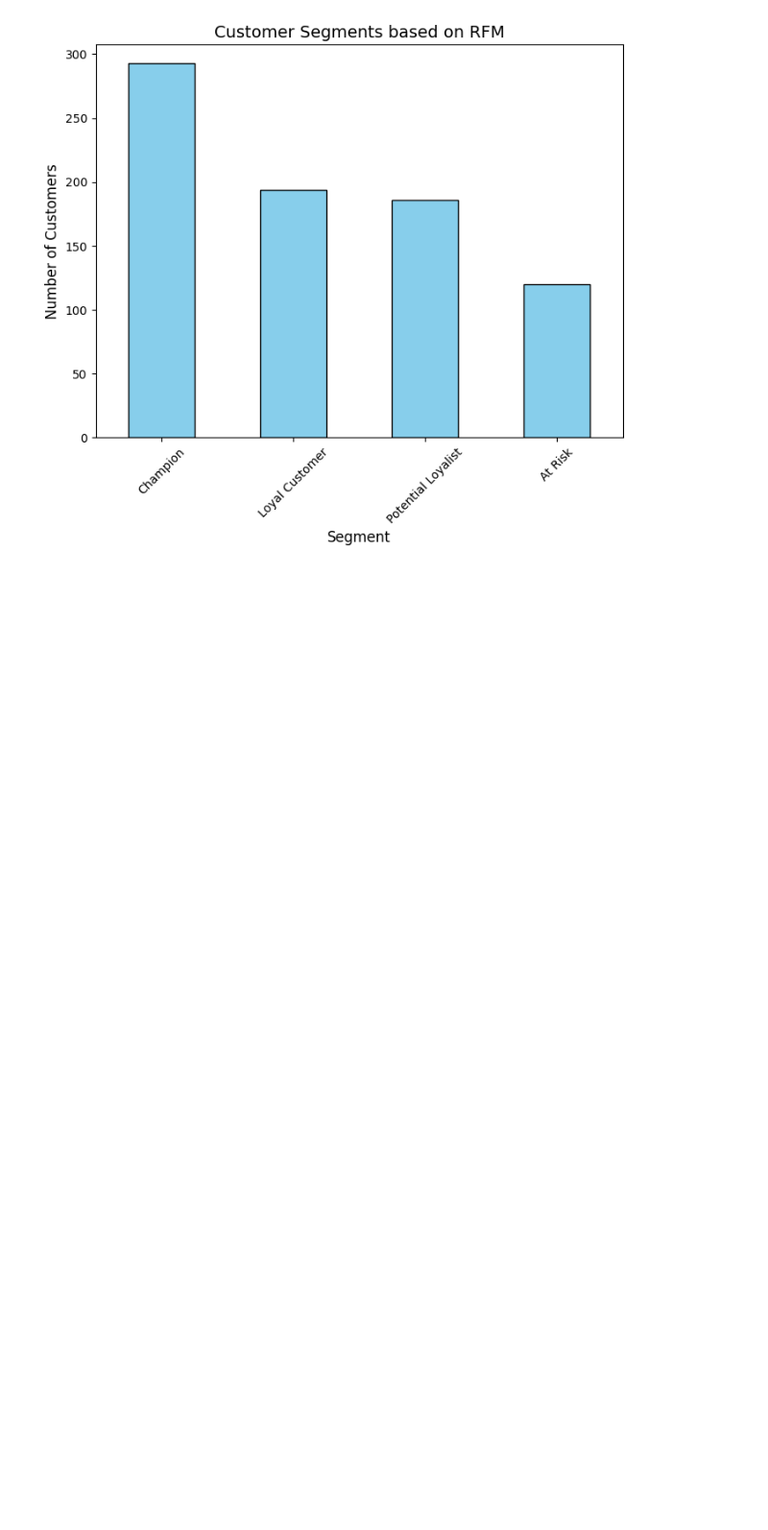
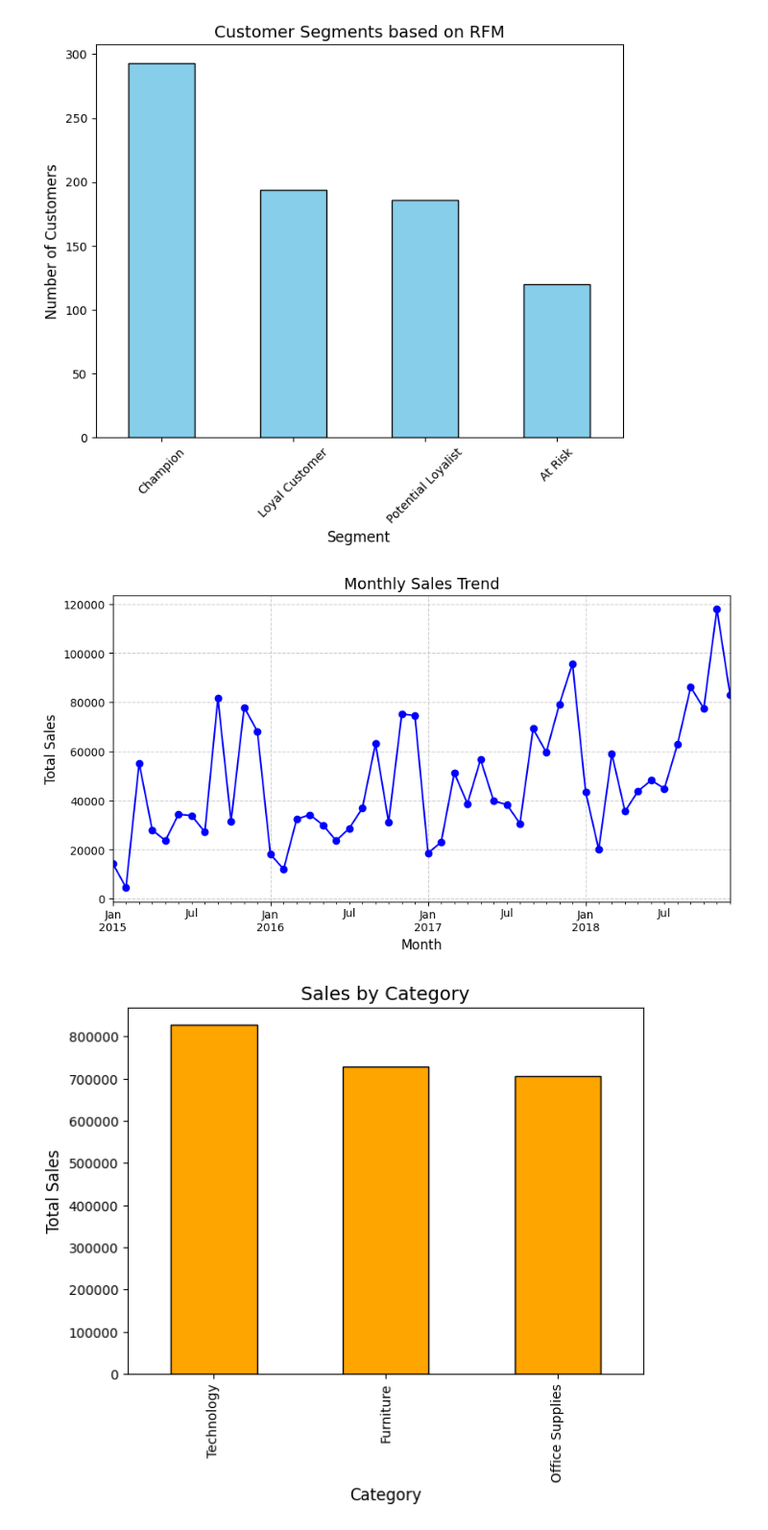
Before and after one commit to srimidhuna/superstores_sales_EDA, a Jupyter notebook: code.ipynb, the cells around one changed output. Shown: that part at 96% size. Drawn from its saved outputs; the diff is of its cells as text; code cells hidden in the pictures; blank space fills up the shorter version.

```diff
--- a/code.ipynb
+++ b/code.ipynb
@@ -180,3 +180,36 @@ plt.xticks(rotation=45)
 plt.show()
 # %% [output]
 [figure]
+# %%
+monthly_sales = df.groupby(df["Order Date"].dt.to_period("M"))["Sales"].sum()
+plt.figure(figsize=(10,5))
+monthly_sales.plot(kind="line", marker="o", color="blue")
+plt.title("Monthly Sales Trend", fontsize=14)
+plt.xlabel("Month", fontsize=12)
+plt.ylabel("Total Sales", fontsize=12)
+plt.grid(True, linestyle="--", alpha=0.6)
+plt.show()
+category_sales = df.groupby("Category")["Sales"].sum().sort_values(ascending=False)
+plt.figure(figsize=(7,5))
+category_sales.plot(kind="bar", color="orange", edgecolor="black")
+plt.title("Sales by Category", fontsize=14)
+plt.xlabel("Category", fontsize=12)
+plt.ylabel("Total Sales", fontsize=12)
+plt.show()
+top_customers = df.groupby("Customer Name")["Sales"].sum().nlargest(10)
+plt.figure(figsize=(10,5))
+top_customers.plot(kind="bar", color="green", edgecolor="black")
+plt.title("Top 10 Customers by Sales", fontsize=14)
+plt.xlabel("Customer", fontsize=12)
+plt.ylabel("Total Spend", fontsize=12)
+plt.xticks(rotation=45, ha="right")
+plt.show()
+region_sales = df.groupby("Region")["Sales"].sum()
+plt.figure(figsize=(7,5))
+region_sales.plot(kind="pie", autopct='%1.1f%%', startangle=90, colors=["#66b3ff","#99ff99","#ffcc99","#ff9999"])
+plt.title("Sales Contribution by Region", fontsize=14)
+plt.ylabel("")
+plt.show()
+# %% [output]
+[figure, added]
+[figure, added]
```
Also changed, not shown: parts of 1 cell of this notebook.
